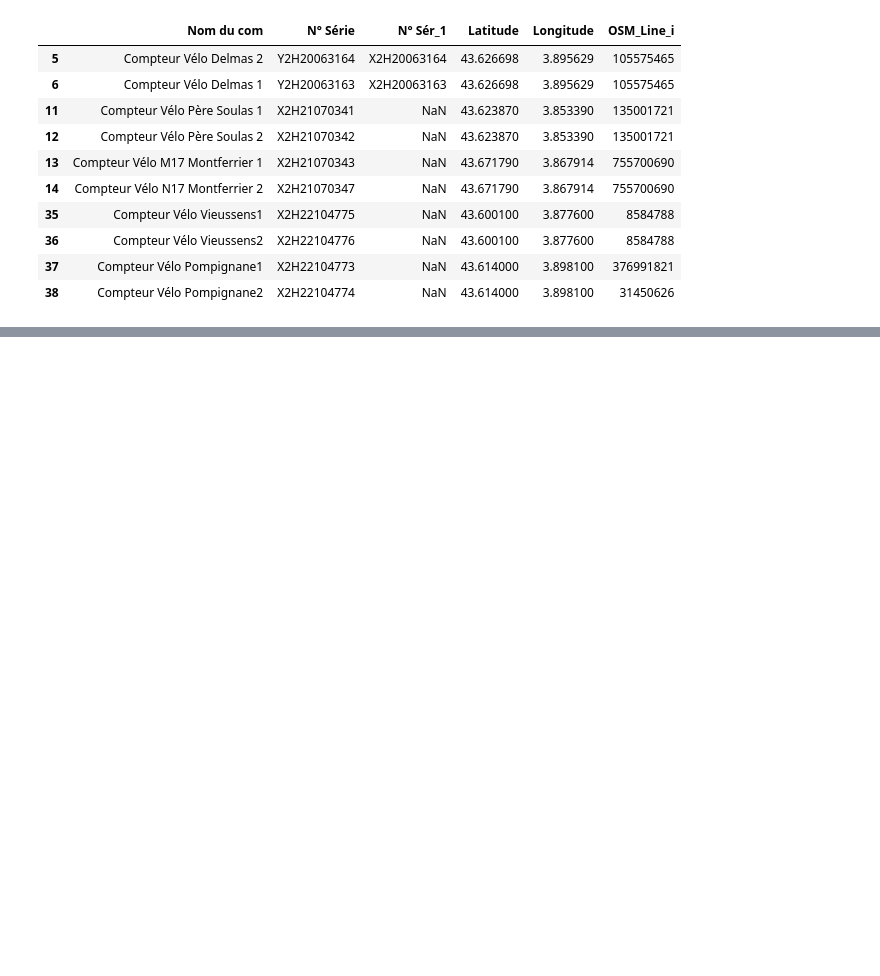
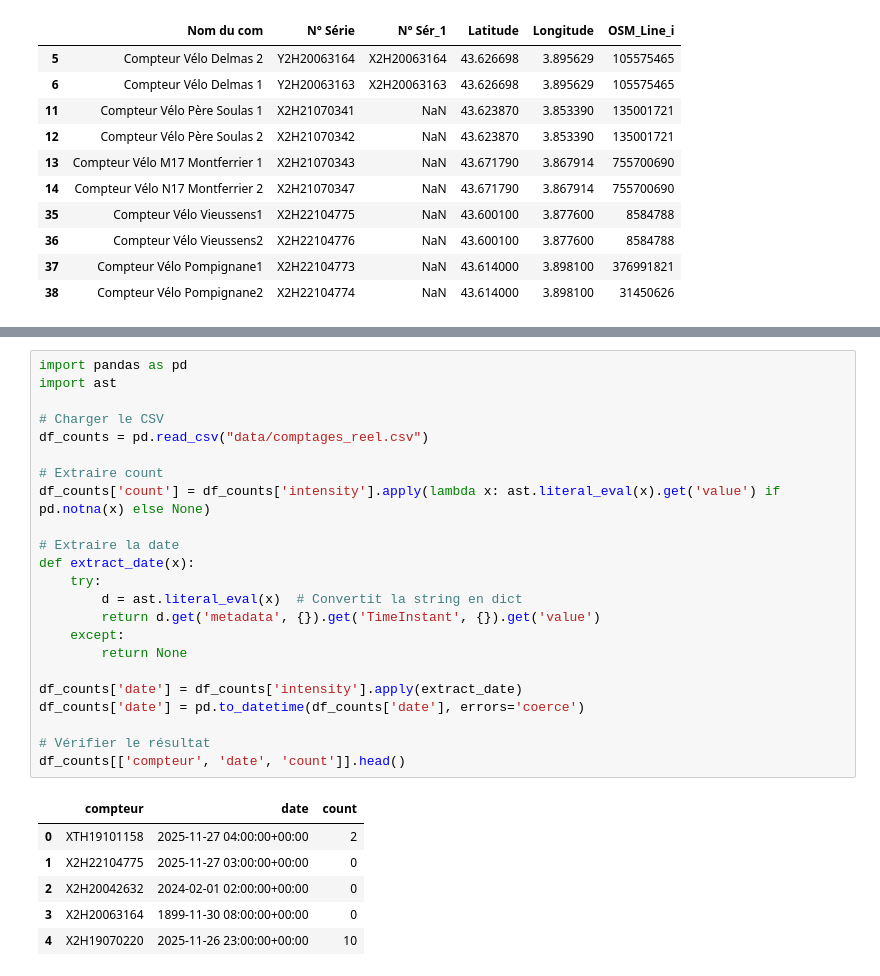
Before and after one commit to marwaboulkasim/prevision-du-Trafic-Cyclable, a Jupyter notebook: notebooks/ exploration.ipynb, the cells around one changed output, grey strips where cells are left out. Cells and saved outputs as stored; diff of their text form; blank space fills up the shorter version.

```diff
--- a/notebooks/ exploration.ipynb
+++ b/notebooks/ exploration.ipynb
@@ -91,0 +164,30 @@ m
+# %%
+import pandas as pd
+import ast
+
+# Charger le CSV
+df_counts = pd.read_csv("data/comptages_reel.csv")
+
+# Extraire count
+df_counts['count'] = df_counts['intensity'].apply(lambda x: ast.literal_eval(x).get('value') if pd.notna(x) else None)
+
+# Extraire la date
+def extract_date(x):
+    try:
+        d = ast.literal_eval(x)  # Convertit la string en dict
+        return d.get('metadata', {}).get('TimeInstant', {}).get('value')
+    except:
+        return None
+
+df_counts['date'] = df_counts['intensity'].apply(extract_date)
+df_counts['date'] = pd.to_datetime(df_counts['date'], errors='coerce')
+
+# Vérifier le résultat
+df_counts[['compteur', 'date', 'count']].head()
+# %% [output]
+|  | compteur | date | count |
+| 0 | XTH19101158 | 2025-11-27 04:00:00+00:00 | 2 |
+| 1 | X2H22104775 | 2025-11-27 03:00:00+00:00 | 0 |
+| 2 | X2H20042632 | 2024-02-01 02:00:00+00:00 | 0 |
+| 3 | X2H20063164 | 1899-11-30 08:00:00+00:00 | 0 |
+| 4 | X2H19070220 | 2025-11-26 23:00:00+00:00 | 10 |
```
Also changed, not shown: parts of 12 cells of this notebook.
